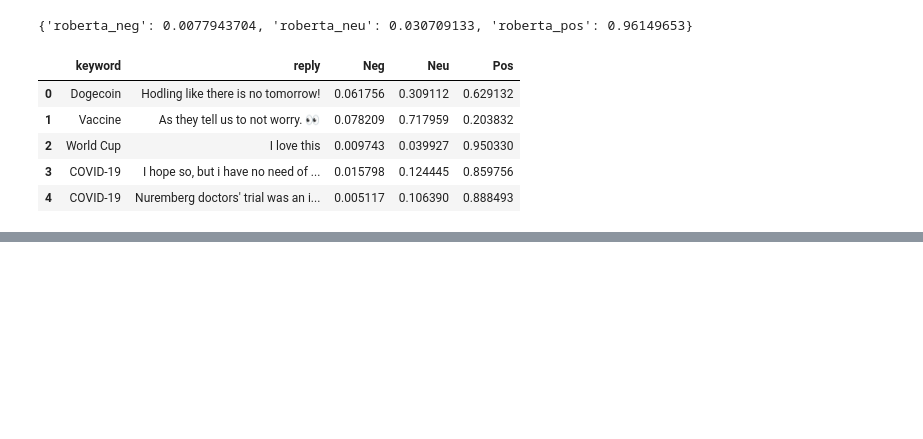
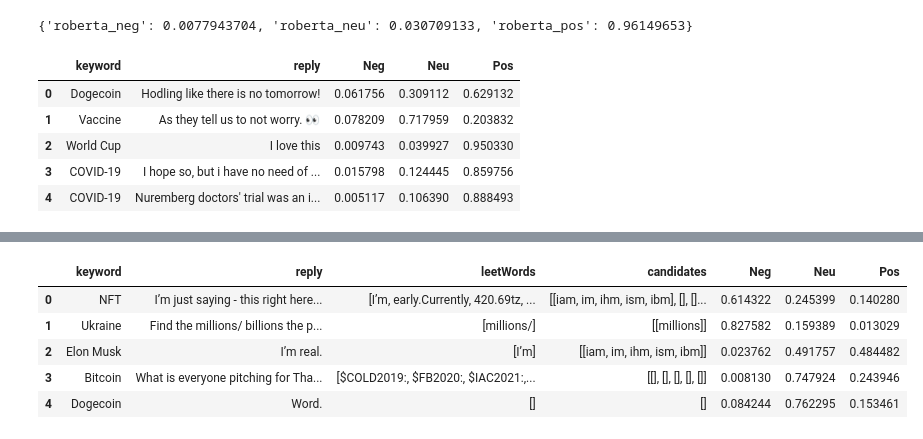
Before and after one commit to humayraR/LeetspeakMining, a Jupyter notebook: data_processing.ipynb, the cells around one changed output, grey strips where cells are left out. Saved outputs shown, nothing was run; the diff lists cells and outputs as text; code cells hidden in the pictures; blank space fills up the shorter version.

```diff
--- a/data_processing.ipynb
+++ b/data_processing.ipynb
@@ -112,0 +401,11 @@ test1_result_df.head()
+# %%
+# train1_result_df.to_csv('train1_result.csv', index=False)
+# train1.to_csv('train1.csv', index=False)
+train1_result_df.head()
+# %% [output]
+|  | keyword | reply | leetWords | candidates | Neg | Neu | Pos |
+| 0 | NFT | I’m just saying - this right here... | [I’m, early.Currently, 420.69tz, ... | [[iam, im, ihm, ism, ibm], [], []... | 0.614322 | 0.245399 | 0.140280 |
+| 1 | Ukraine | Find the millions/ billions the p... | [millions/] | [[millions]] | 0.827582 | 0.159389 | 0.013029 |
+| 2 | Elon Musk | I’m real. | [I’m] | [[iam, im, ihm, ism, ibm]] | 0.023762 | 0.491757 | 0.484482 |
+| 3 | Bitcoin | What is everyone pitching for Tha... | [$COLD2019:, $FB2020:, $IAC2021:,... | [[], [], [], [], []] | 0.008130 | 0.747924 | 0.243946 |
+| 4 | Dogecoin | Word. | [] | [] | 0.084244 | 0.762295 | 0.153461 |
```
Also changed, not shown: parts of 13 cells of this notebook, 4 other files.
